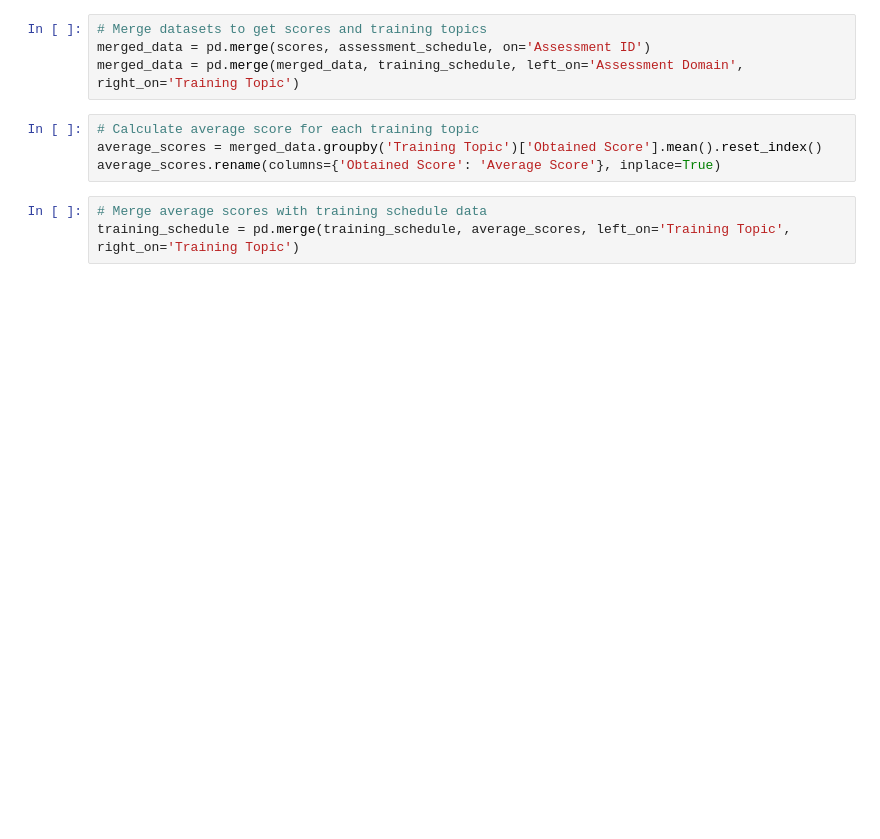
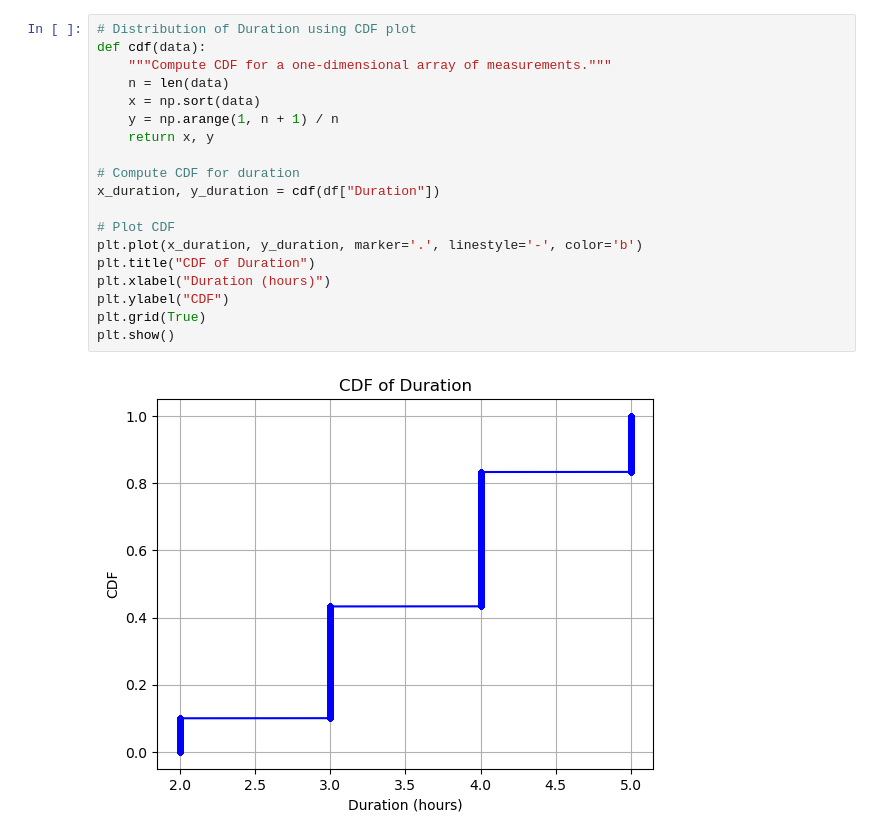
Before and after one commit to bhavs-02/Training_Platform, a Jupyter notebook: DataScience/Model.ipynb, the cells around one changed output. Saved outputs shown, nothing was run; the diff lists cells and outputs as text; blank space fills up the shorter version.

```diff
--- a/DataScience/Model.ipynb
+++ b/DataScience/Model.ipynb
@@ -56,11 +35,21 @@ plt.show()
-# %%
-# Merge datasets to get scores and training topics
-merged_data = pd.merge(scores, assessment_schedule, on='Assessment ID')
-merged_data = pd.merge(merged_data, training_schedule, left_on='Assessment Domain', right_on='Training Topic')
-# %%
-# Calculate average score for each training topic
-average_scores = merged_data.groupby('Training Topic')['Obtained Score'].mean().reset_index()
-average_scores.rename(columns={'Obtained Score': 'Average Score'}, inplace=True)
-# %%
-# Merge average scores with training schedule data
-training_schedule = pd.merge(training_schedule, average_scores, left_on='Training Topic', right_on='Training Topic')
+# %%
+# Distribution of Duration using CDF plot
+def cdf(data):
+    """Compute CDF for a one-dimensional array of measurements."""
+    n = len(data)
+    x = np.sort(data)
+    y = np.arange(1, n + 1) / n
+    return x, y
+
+# Compute CDF for duration
+x_duration, y_duration = cdf(df["Duration"])
+
+# Plot CDF
+plt.plot(x_duration, y_duration, marker='.', linestyle='-', color='b')
+plt.title("CDF of Duration")
+plt.xlabel("Duration (hours)")
+plt.ylabel("CDF")
+plt.grid(True)
+plt.show()
+# %% [output]
+[figure, added]
```
Also changed, not shown: parts of 23 cells of this notebook, 7 other files.
